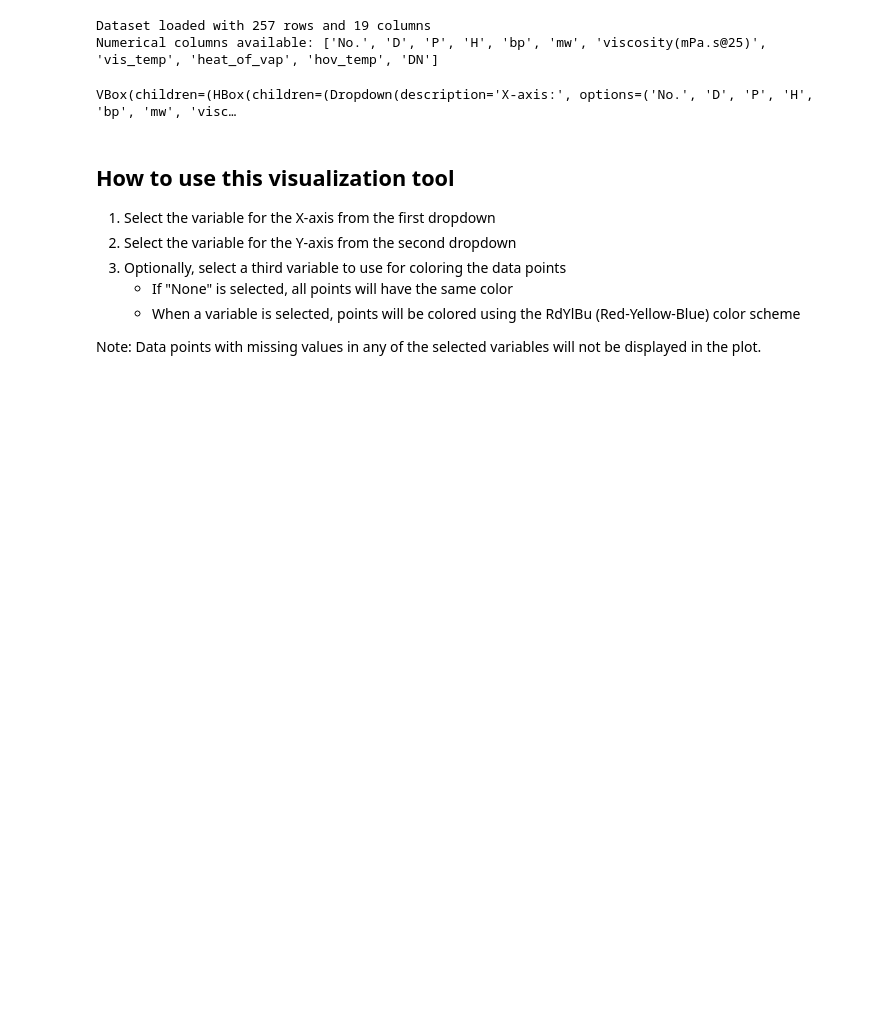
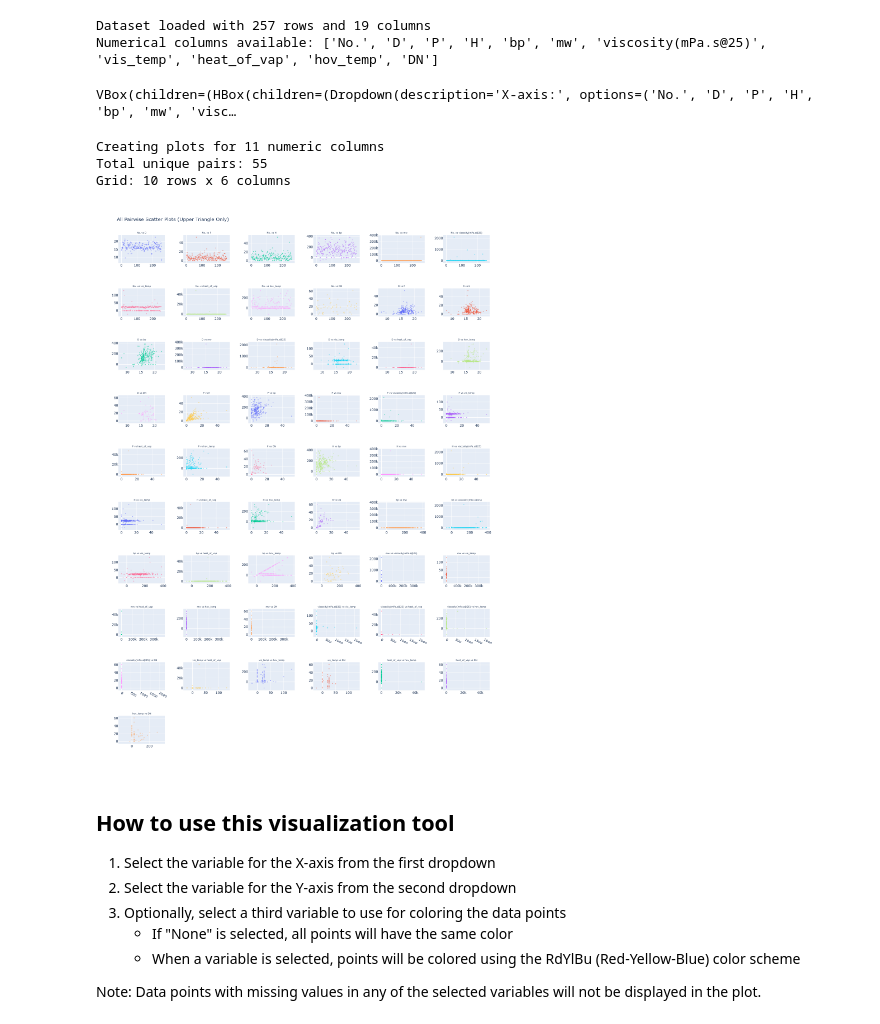
Before and after one commit to nomad-hzb/nomad-hysprint-jupyter-scripts, a Jupyter notebook: Hansen_green_calculator/data_visualizer.ipynb, the cells around one changed output. Drawn from its saved outputs; the diff is of its cells as text; code cells hidden in the pictures; blank space fills up the shorter version.

```diff
--- a/Hansen_green_calculator/data_visualizer.ipynb
+++ b/Hansen_green_calculator/data_visualizer.ipynb
@@ -145,6 +145,77 @@ display(ui)
 update_plot()
 # %% [output]
 VBox(children=(HBox(children=(Dropdown(description='X-axis:', options=('No.', 'D', 'P', 'H', 'bp', 'mw', 'visc…
+# %%
+import plotly.graph_objects as go
+from plotly.subplots import make_subplots
+import itertools
+
+# Use the numeric columns we found
+numeric_cols = df.select_dtypes(include=[np.number]).columns
+print(f"Creating plots for {len(numeric_cols)} numeric columns")
+
+# Generate all unique pairs (upper triangle only - no duplicates)
+pairs = list(itertools.combinations(numeric_cols, 2))
+print(f"Total unique pairs: {len(pairs)}")
+
+# Create subplot grid - use more columns to reduce rows
+n_pairs = len(pairs)
+subplot_cols = 6  # increased to 6 columns to reduce rows
+subplot_rows = (n_pairs + subplot_cols - 1) // subplot_cols
+print(f"Grid: {subplot_rows} rows x {subplot_cols} columns")
+
+# Calculate appropriate spacing
+max_v_spacing = 1.0 / (subplot_rows - 1) if subplot_rows > 1 else 0.1
+max_h_spacing = 1.0 / (subplot_cols - 1) if subplot_cols > 1 else 0.1
+
+v_spacing = min(0.05, max_v_spacing * 0.8)  # use 80% of max allowed
+h_spacing = min(0.05, max_h_spacing * 0.8)
+
+fig = make_subplots(
+    rows=subplot_rows,
+    cols=subplot_cols,
+    subplot_titles=[f"{pair[0]} vs {pair[1]}" for pair in pairs],
+    horizontal_spacing=h_spacing,
+    vertical_spacing=v_spacing
+)
+
+for idx, (x_col, y_col) in enumerate(pairs):
+    row = idx // subplot_cols + 1
+    col = idx % subplot_cols + 1
+
+    fig.add_trace(
+        go.Scatter(
+            x=df[x_col],
+            y=df[y_col],
+            mode='markers',
+            name=f"{x_col} vs {y_col}",
+            showlegend=False,
+            marker=dict(size=3, opacity=0.6)  # smaller markers for more plots
+        ),
+        row=row, col=col
+    )
+
+# Update layout for better visibility
+fig.update_layout(
+    height=200 * subplot_rows,  # adjust height per row
+    width=1400,  # wider to accommodate 6 columns
+    title="All Pairwise Scatter Plots (Upper Triangle Only)",
+    showlegend=False
+)
+
+# Update axes labels with smaller font
+fig.update_xaxes(title_font_size=8)
+fig.update_yaxes(title_font_size=8)
+
+# Update subplot titles to smaller font
+fig.update_annotations(font_size=8)
+
+fig.show()
+# %% [output]
+Creating plots for 11 numeric columns
+Total unique pairs: 55
+Grid: 10 rows x 6 columns
+[figure, added]
 # %% [markdown]
 ## How to use this visualization tool
 
```
Also changed, not shown: parts of 1 cell of this notebook, 8 other files.
